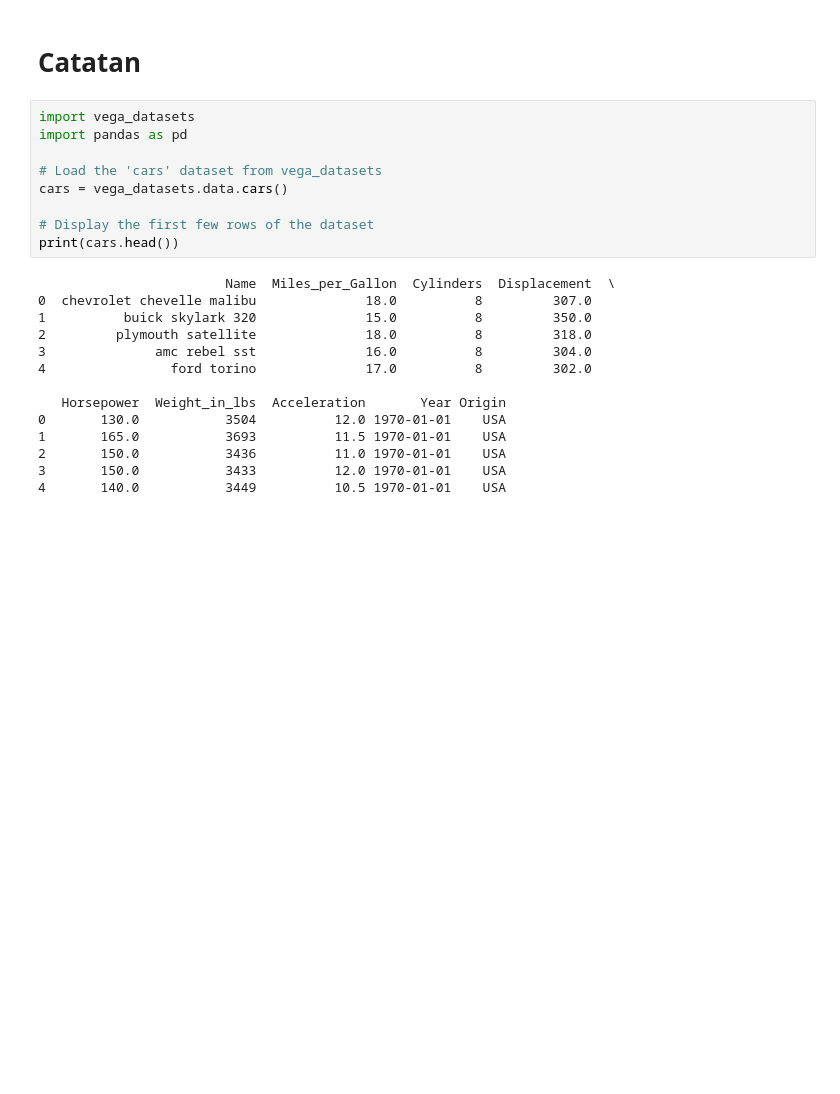
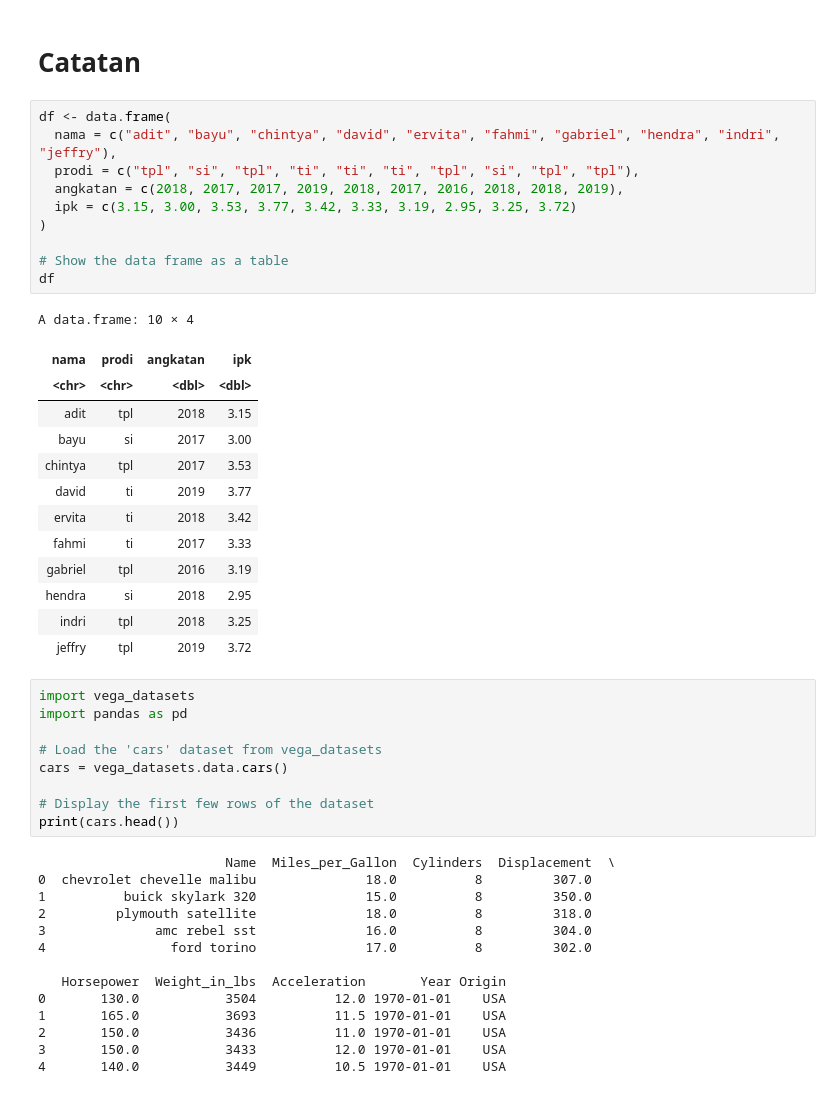
Before and after one commit to khenjyjohnelson/ipynb, a Jupyter notebook: temu01.ipynb, the cells around one changed output. Saved outputs shown, nothing was run; the diff lists cells and outputs as text; blank space fills up the shorter version.

```diff
--- a/temu01.ipynb
+++ b/temu01.ipynb
@@ -1,5 +1,29 @@
 # %% [markdown]
 # Catatan
+# %%
+df <- data.frame(
+  nama = c("adit", "bayu", "chintya", "david", "ervita", "fahmi", "gabriel", "hendra", "indri", "jeffry"),
+  prodi = c("tpl", "si", "tpl", "ti", "ti", "ti", "tpl", "si", "tpl", "tpl"),
+  angkatan = c(2018, 2017, 2017, 2019, 2018, 2017, 2016, 2018, 2018, 2019),
+  ipk = c(3.15, 3.00, 3.53, 3.77, 3.42, 3.33, 3.19, 2.95, 3.25, 3.72)
+)
+
+# Show the data frame as a table
+df
+# %% [output]
+A data.frame: 10 × 4
+| nama | prodi | angkatan | ipk |
+| <chr> | <chr> | <dbl> | <dbl> |
+| adit | tpl | 2018 | 3.15 |
+| bayu | si | 2017 | 3.00 |
+| chintya | tpl | 2017 | 3.53 |
+| david | ti | 2019 | 3.77 |
+| ervita | ti | 2018 | 3.42 |
+| fahmi | ti | 2017 | 3.33 |
+| gabriel | tpl | 2016 | 3.19 |
+| hendra | si | 2018 | 2.95 |
+| indri | tpl | 2018 | 3.25 |
+| jeffry | tpl | 2019 | 3.72 |
 # %%
 import vega_datasets
 import pandas as pd
```
Also changed, not shown: 2 other files.
